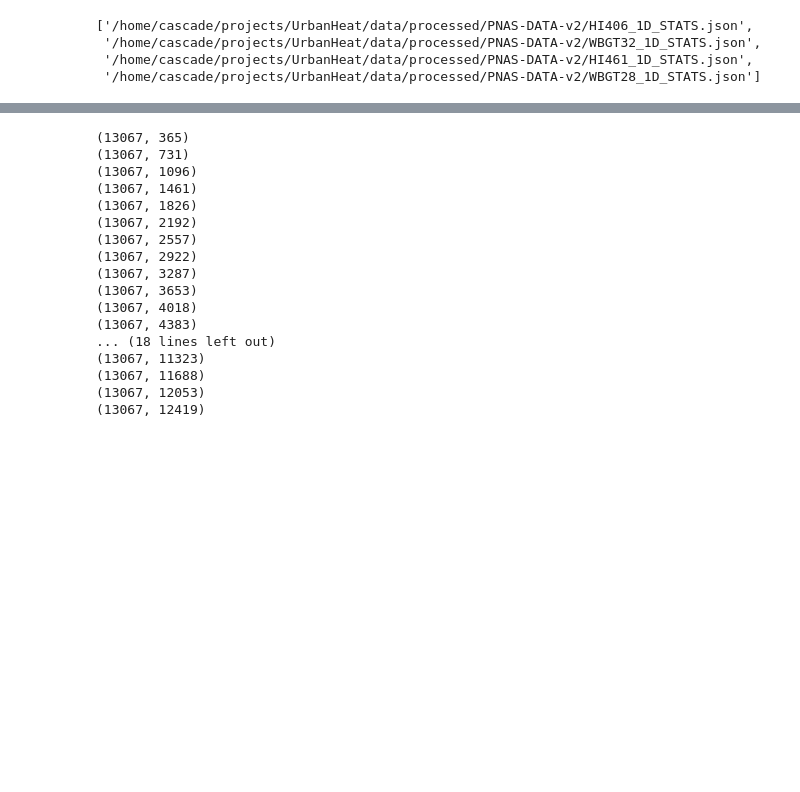
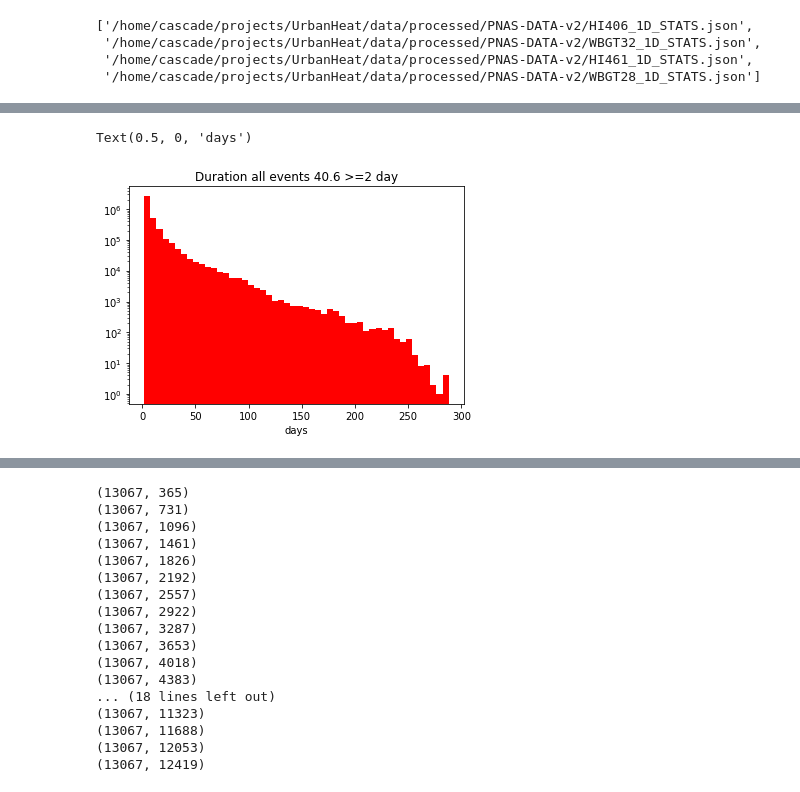
Before and after one commit to ecohydro/GlobalUrbanHeat, a Jupyter notebook: src/cpt_Stats_parallel.ipynb, the cells around one changed output, grey strips where cells are left out. Cells and saved outputs as stored; diff of their text form; code cells hidden in the pictures; blank space fills up the shorter version.

```diff
--- a/src/cpt_Stats_parallel.ipynb
+++ b/src/cpt_Stats_parallel.ipynb
@@ -39,0 +77,8 @@ for df in dfs: print(len(df))
+# %%
+plt.hist(df406['duration'], bins = 50, color = 'red');
+plt.yscale('log')
+plt.title('Duration all events 40.6 >=2 day')
+plt.xlabel('days')
+# %% [output]
+Text(0.5, 0, 'days')
+[figure, added]
```
Also changed, not shown: parts of 8 cells of this notebook, 1 other file.
